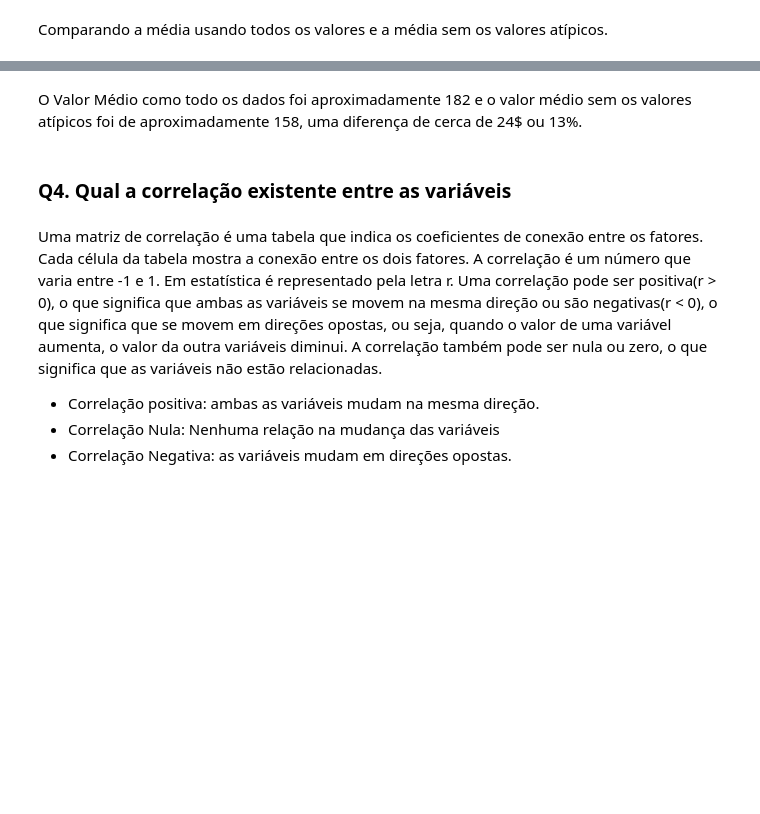
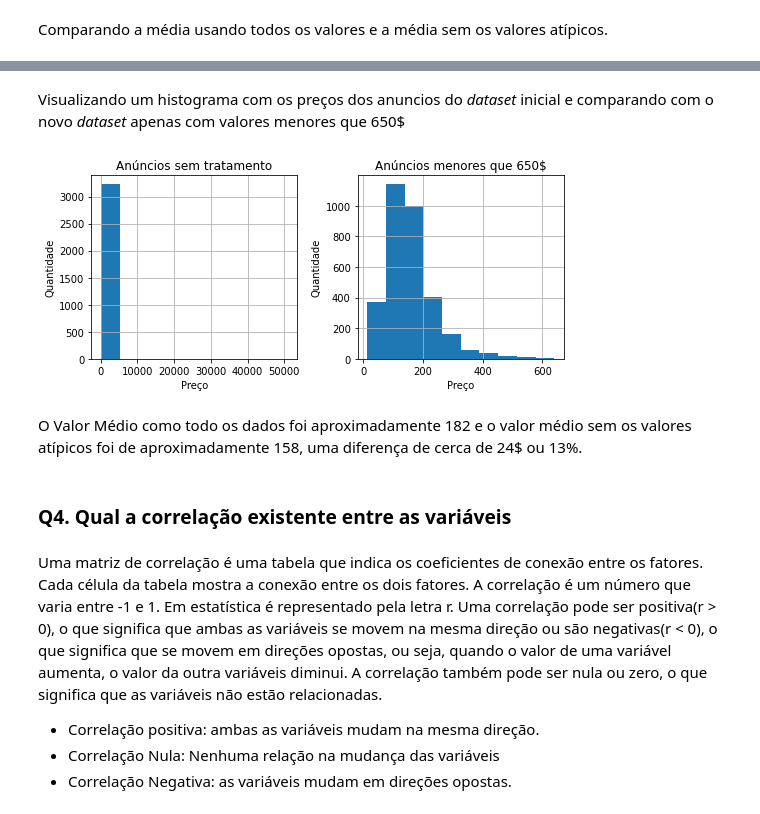
Before and after one commit to IsWallison/Project_airbnb, a Jupyter notebook: Analisando_os_Dados_do_Airbnb.ipynb, the cells around one changed output, grey strips where cells are left out. Drawn from its saved outputs; the diff is of its cells as text; code cells hidden in the pictures; blank space fills up the shorter version.

```diff
--- a/Analisando_os_Dados_do_Airbnb.ipynb
+++ b/Analisando_os_Dados_do_Airbnb.ipynb
@@ -273,4 +273,25 @@ Valor Minimo = 13$
 Diferença de 13.38% no valor médio
+# %% [markdown]
+Visualizando um histograma com os preços dos anuncios do *dataset* inicial e comparando com o novo *dataset* apenas com valores menores que 650$
+# %%
+plt.rcParams["figure.figsize"] = [7.50, 3.50]
+plt.rcParams["figure.autolayout"] = True
+
+fig, (ax1,ax2)  = plt.subplots(1, 2)
+
+df['price'].hist(ax=ax1)
+df_padrao['price'].hist(ax=ax2)
+ax1.set_title("Anúncios sem tratamento")
+ax1.set_xlabel("Preço")
+ax1.set_ylabel("Quantidade")
+
+ax2.set_title("Anúncios menores que 650$")
+ax2.set_xlabel("Preço")
+ax2.set_ylabel("Quantidade")
+
+plt.show()
+# %% [output]
+[figure, added]
 # %% [markdown]
 O Valor Médio como todo os dados foi aproximadamente 182 e o valor médio sem os valores atípicos foi de aproximadamente 158, uma diferença de cerca de 24$ ou 13%.
 # %% [markdown]
```
Also changed, not shown: parts of 34 cells of this notebook.
